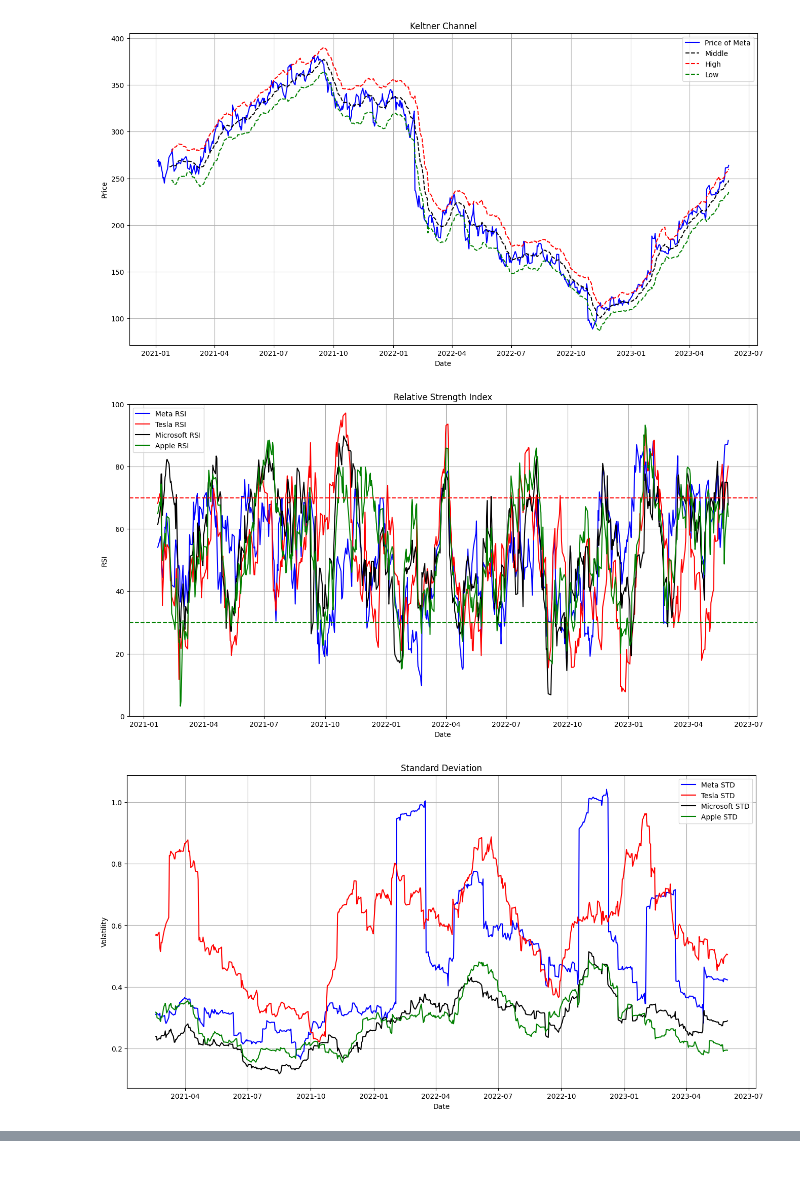
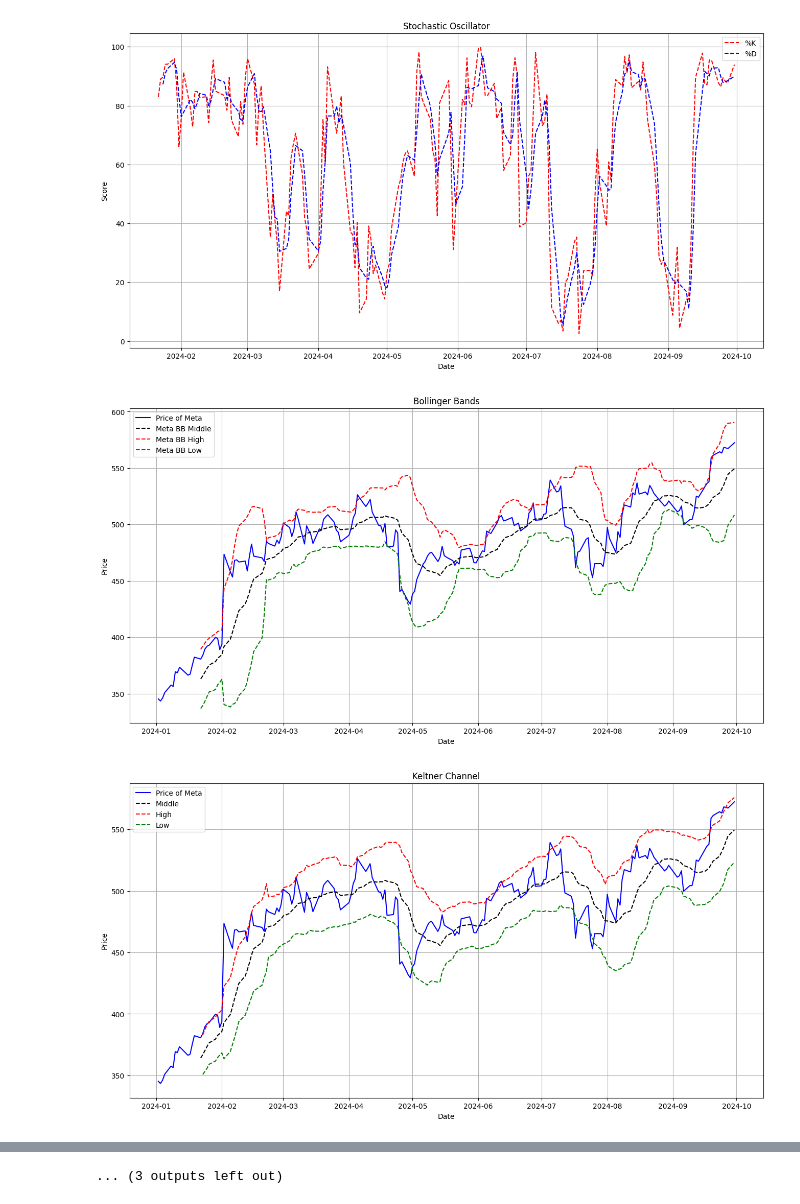
Before and after one commit to gabrown21/Algorithmic-Trading-Tool-Senior-Design, a Jupyter notebook: Technical Analysis Code/Technicals.ipynb, the cells around one changed output, grey strips where cells are left out. Drawn from its saved outputs; the diff is of its cells as text; code cells hidden in the pictures; blank space fills up the shorter version.

```diff
--- a/Technical Analysis Code/Technicals.ipynb
+++ b/Technical Analysis Code/Technicals.ipynb
@@ -6,8 +6,8 @@ import matplotlib.pyplot as plt
 import math
 
 # Set the date range for data retrieval
-start_date = "2021-01-01"
-end_date = "2023-06-01"
+start_date = "2024-01-01"
+end_date = "2024-10-01"
 
 # Downloading relevant stocks (Meta, Tesla, Microsoft, and Aple)
 data_meta = yf.download('META', start=start_date, end=end_date)
@@ -40,6 +40,24 @@ def average_true_range(price_data, period=14):
     price_data['ATR'] = price_data['True Range'].rolling(window=period).mean()
 
     return price_data['ATR']
+
+# Function to calculate Rate of Change
+def rate_of_change(price_data, periods=14):
+
+    roc = ((price_data - price_data.shift(periods)) / price_data.shift(periods)) * 100
+
+    return roc
+
+# Function to calculate the Stochastic Oscillator
+def stochastic_oscillator(price_data, period=14, smoothing_period=3):
+
+    lowest_low = price_data['Low'].rolling(window=period).min()
+    highest_high = price_data['High'].rolling(window=period).max()
+
+    k = 100 * ((price_data['Close'] - lowest_low) / (highest_high - lowest_low))
+    d = k.rolling(window=smoothing_period).mean()
+
+    return k, d
 
 # Function to calculate the Bollinger Bands
 def bollinger_bands(price_data, window=14, num_std_dev=2):
@@ -212,6 +230,14 @@ tsla_atr = average_true_range(data_tsla)
 msft_atr = average_true_range(data_msft)
 aapl_atr = average_true_range(data_aapl)
 
+meta_roc = rate_of_change(adj_data_meta)
+tsla_roc = rate_of_change(adj_data_tsla)
+msft_roc = rate_of_change(adj_data_msft)
+aapl_roc = rate_of_change(adj_data_aapl)
+
+meta_so_k = stochastic_oscillator(data_meta)[0]
+meta_so_d = stochastic_oscillator(data_meta)[1]
+
 meta_bb_middle= bollinger_bands(adj_data_meta)[0]
 meta_bb_high = bollinger_bands(adj_data_meta)[1]
 meta_bb_low = bollinger_bands(adj_data_meta)[2]
@@ -290,6 +316,30 @@ plt.plot(aapl_atr, label='Apple ATR', linestyle='-', color='green')
 plt.xlabel('Date')
 plt.ylabel('Volatility')
 plt.title('Average True Range')
+plt.legend()
+plt.grid()
+plt.show()
+
+# Plot the Rate of Change
+plt.figure(figsize=(16, 8), dpi=100)
+plt.plot(meta_roc, label='Meta ROC', linestyle='-', color='blue')
+plt.plot(tsla_roc, label='Tesla ROC', linestyle='-', color='red')
+plt.plot(msft_roc, label='Microsoft ROC', linestyle='-', color='black')
+plt.plot(aapl_roc, label='Apple ROC', linestyle='-', color='green')
+plt.xlabel('Date')
+plt.ylabel('Score')
+plt.title('Rate of Change')
+plt.legend()
+plt.grid()
+plt.show()
+
+# Plot the Stochastic Oscillator
+plt.figure(figsize=(16, 8), dpi=100)
+plt.plot(meta_so_k, label='%K', linestyle='--', color='red')
+plt.plot(meta_so_d, label='%D', linestyle='--', color='blue')
+plt.xlabel('Date')
+plt.ylabel('Score')
+plt.title('Stochastic Oscillator')
 plt.legend()
 plt.grid()
 plt.show()
@@ -425,3 +475,3 @@ plt.show()
-[figure, old version]
+[figure, new version]
-[figure, old version]
+[figure, new version]
-[figure, old version]
+[figure, new version]
@@ -432,0 +482 @@ plt.show()
+... (3 outputs left out)
```
Also changed, not shown: parts of 1 cell of this notebook.
